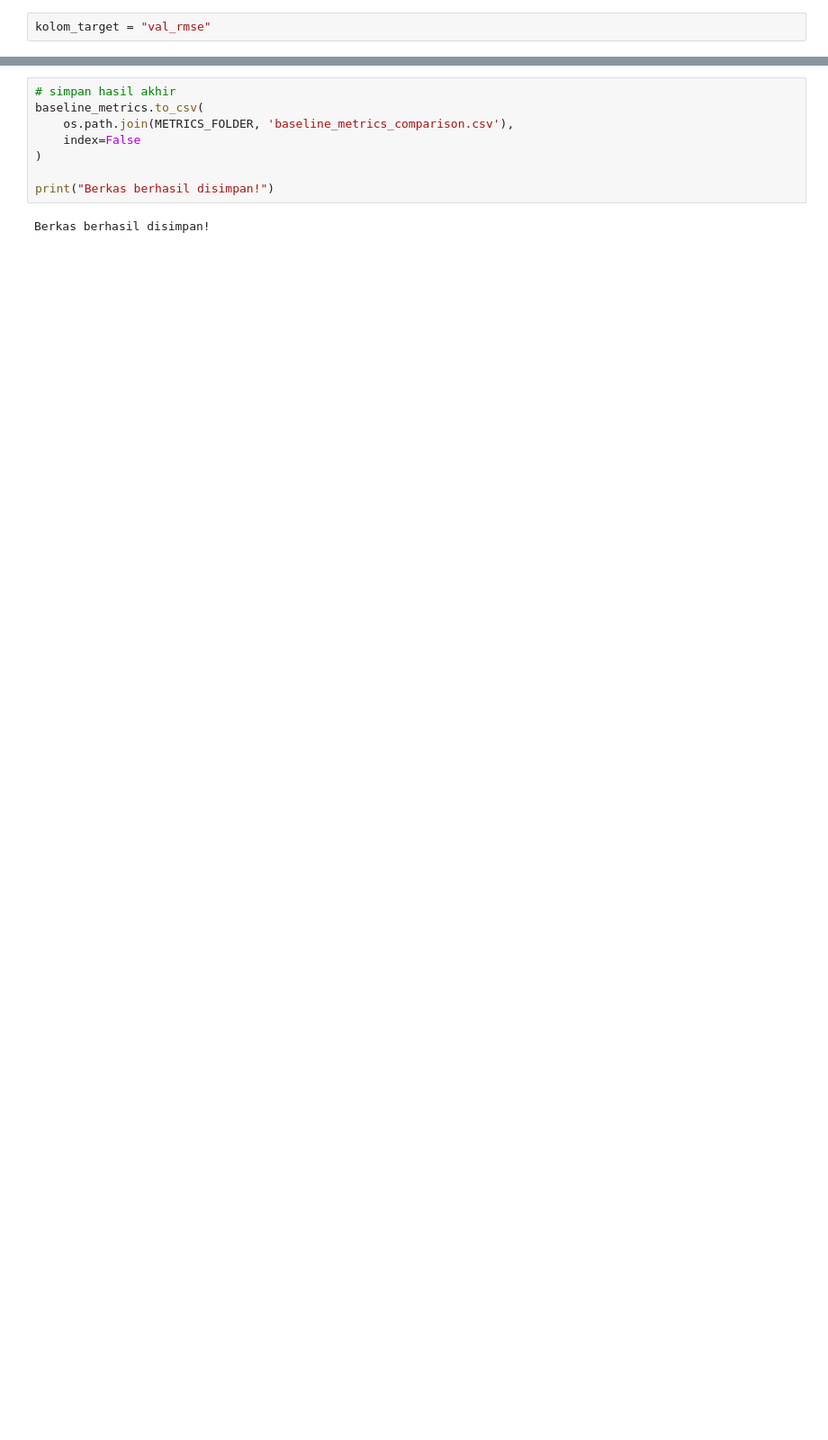
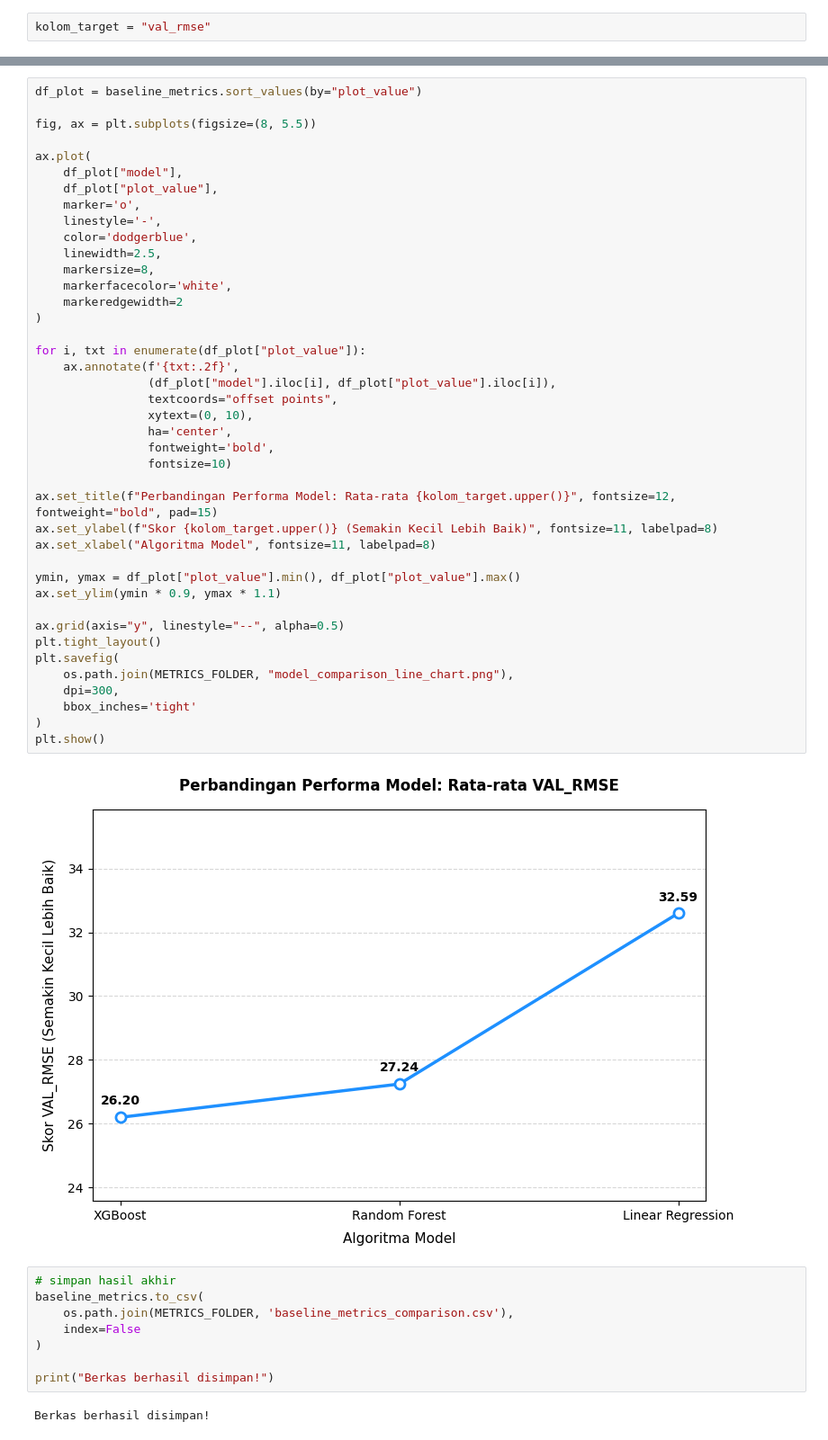
Before and after one commit to TurnNull/capstone-model-temporary, a Jupyter notebook: model_comparison.ipynb, the cells around one changed output, grey strips where cells are left out. Shown at 90% size. Cells and saved outputs as stored; diff of their text form; blank space fills up the shorter version.

```diff
--- a/model_comparison.ipynb
+++ b/model_comparison.ipynb
@@ -71,3 +71,46 @@ plt.show()
+# %%
+df_plot = baseline_metrics.sort_values(by="plot_value")
+
+fig, ax = plt.subplots(figsize=(8, 5.5))
+
+ax.plot(
+    df_plot["model"],
+    df_plot["plot_value"],
+    marker='o',
+    linestyle='-',
+    color='dodgerblue',
+    linewidth=2.5,
+    markersize=8,
+    markerfacecolor='white',
+    markeredgewidth=2
+)
+
+for i, txt in enumerate(df_plot["plot_value"]):
+    ax.annotate(f'{txt:.2f}',
+                (df_plot["model"].iloc[i], df_plot["plot_value"].iloc[i]),
+                textcoords="offset points",
+                xytext=(0, 10),
+                ha='center',
+                fontweight='bold',
+                fontsize=10)
+
+ax.set_title(f"Perbandingan Performa Model: Rata-rata {kolom_target.upper()}", fontsize=12, fontweight="bold", pad=15)
+ax.set_ylabel(f"Skor {kolom_target.upper()} (Semakin Kecil Lebih Baik)", fontsize=11, labelpad=8)
+ax.set_xlabel("Algoritma Model", fontsize=11, labelpad=8)
+
+ymin, ymax = df_plot["plot_value"].min(), df_plot["plot_value"].max()
+ax.set_ylim(ymin * 0.9, ymax * 1.1)
+
+ax.grid(axis="y", linestyle="--", alpha=0.5)
+plt.tight_layout()
+plt.savefig(
+    os.path.join(METRICS_FOLDER, "model_comparison_line_chart.png"),
+    dpi=300,
+    bbox_inches='tight'
+)
+plt.show()
+# %% [output]
+[figure, added]
 # %%
 # simpan hasil akhir
 baseline_metrics.to_csv(
```
Also changed, not shown: parts of 2 cells of this notebook, 9 other files.
